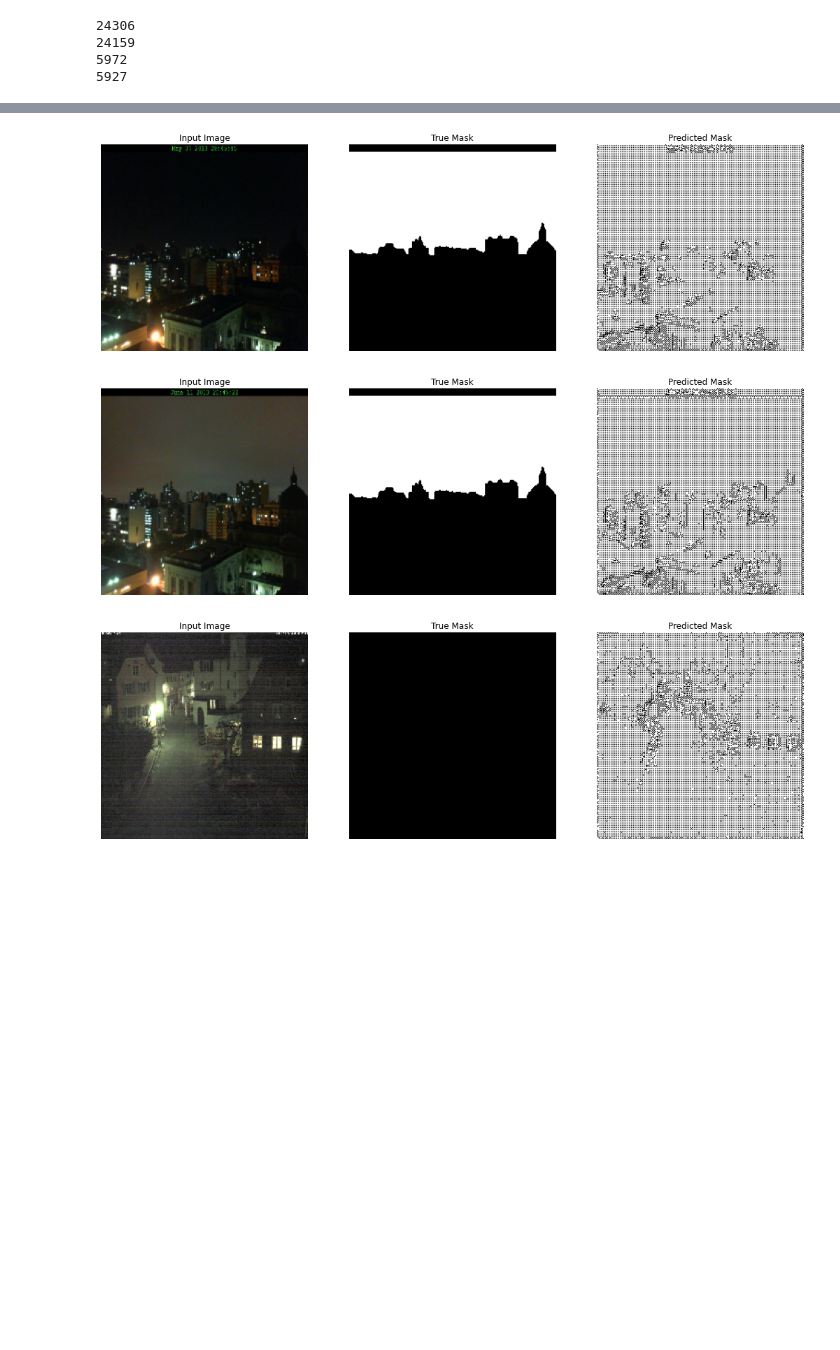
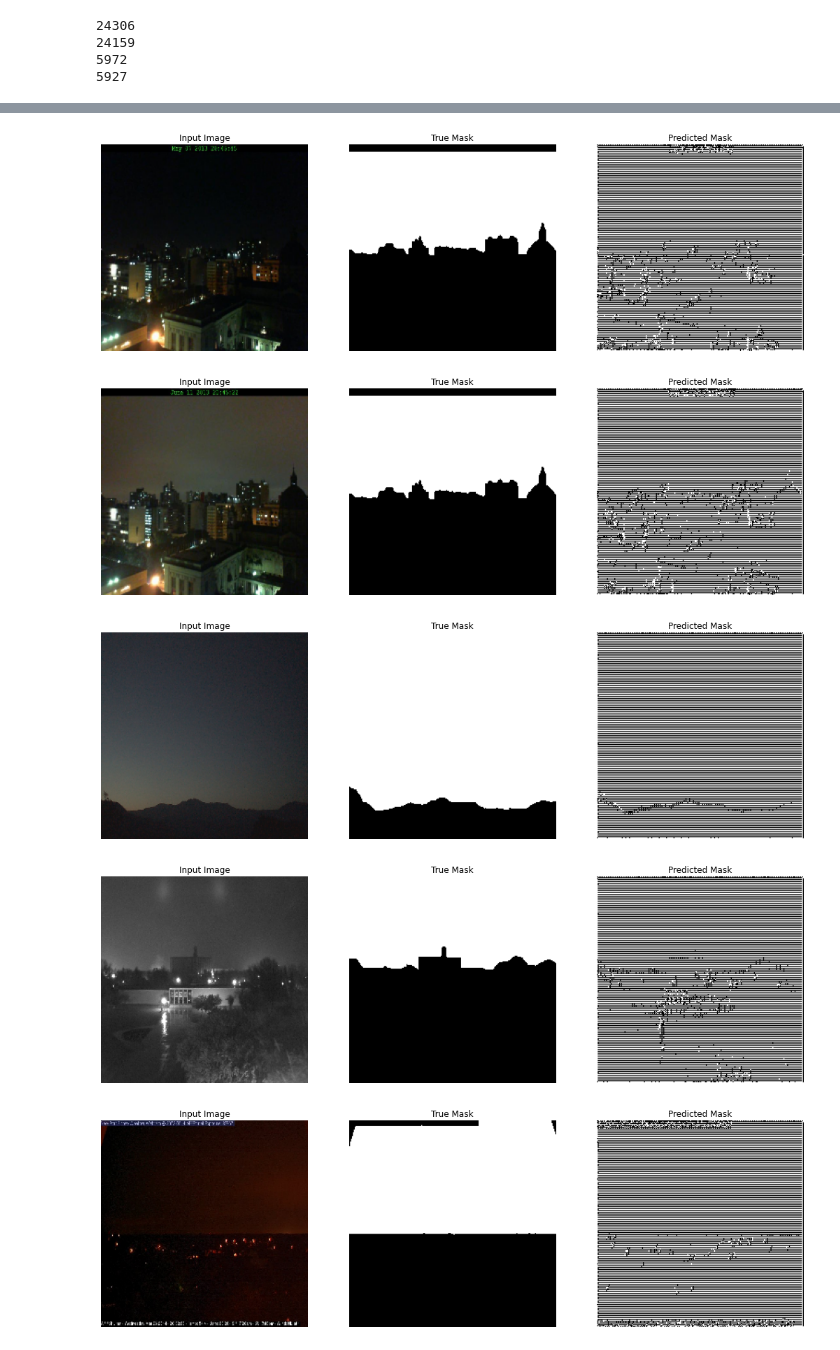
Before and after one commit to vardanagarwal/SIH, a Jupyter notebook: Segmentation_unet_cluster_1.ipynb, the cells around one changed output, grey strips where cells are left out. Drawn from its saved outputs; the diff is of its cells as text; code cells hidden in the pictures; blank space fills up the shorter version.

```diff
--- a/Segmentation_unet_cluster_1.ipynb
+++ b/Segmentation_unet_cluster_1.ipynb
@@ -164,9 +197,9 @@ down_stack = tf.keras.Model(inputs=base_model.input, outputs=layers)
 
 down_stack.trainable = True
 up_stack = [
-    pix2pix.upsample(512, 3),  # 4x4 -> 8x8
-    pix2pix.upsample(256, 3),  # 8x8 -> 16x16
-    pix2pix.upsample(128, 3),  # 16x16 -> 32x32
+    pix2pix.upsample(512, 3, apply_dropout=True),  # 4x4 -> 8x8
+    pix2pix.upsample(256, 3, apply_dropout=True),  # 8x8 -> 16x16
+    pix2pix.upsample(128, 3, apply_dropout=True),  # 16x16 -> 32x32
     pix2pix.upsample(64, 3),   # 32x32 -> 64x64
 ]
 def unet_model(output_channels):
@@ -243,8 +273,10 @@ def show_prediction():
                    '1093-20140718_025356.jpg',
                    '5021-20130507_234643.jpg',
                    '5021-20130611_234627.jpg',
-                   '10917-20110906_185406.jpg']
-    sample_masks = ['1093.png', '1093.png', '5021.png', '5021.png', '10917.png']
+                   '75-20140630_034304.jpg',
+                   '8438-20130502_084637.jpg',
+                   '19834-20140327_003239.jpg']
+    sample_masks = ['1093.png', '1093.png', '5021.png', '5021.png', '75.png', '8438.png', '19834.png']
     for sample_img, sample_msk in zip(sample_imgs, sample_masks):
         sample_image = cv2.resize(cv2.cvtColor(cv2.imread(os.path.join('/content/drive/My Drive/sky_segmentation/test_img_1', sample_img)), cv2.COLOR_BGR2RGB), (224,224))/255.
         sample_mask = cv2.resize(cv2.imread(os.path.join('mask', sample_msk)), (224,224))*255
@@ -257,3 +289,5 @@ show_prediction()
-[figure, old version]
+[figure, new version]
-[figure, old version]
+[figure, new version]
-[figure, old version]
+[figure, new version]
+[figure, added]
+[figure, added]
```
Also changed, not shown: parts of 12 cells of this notebook.
